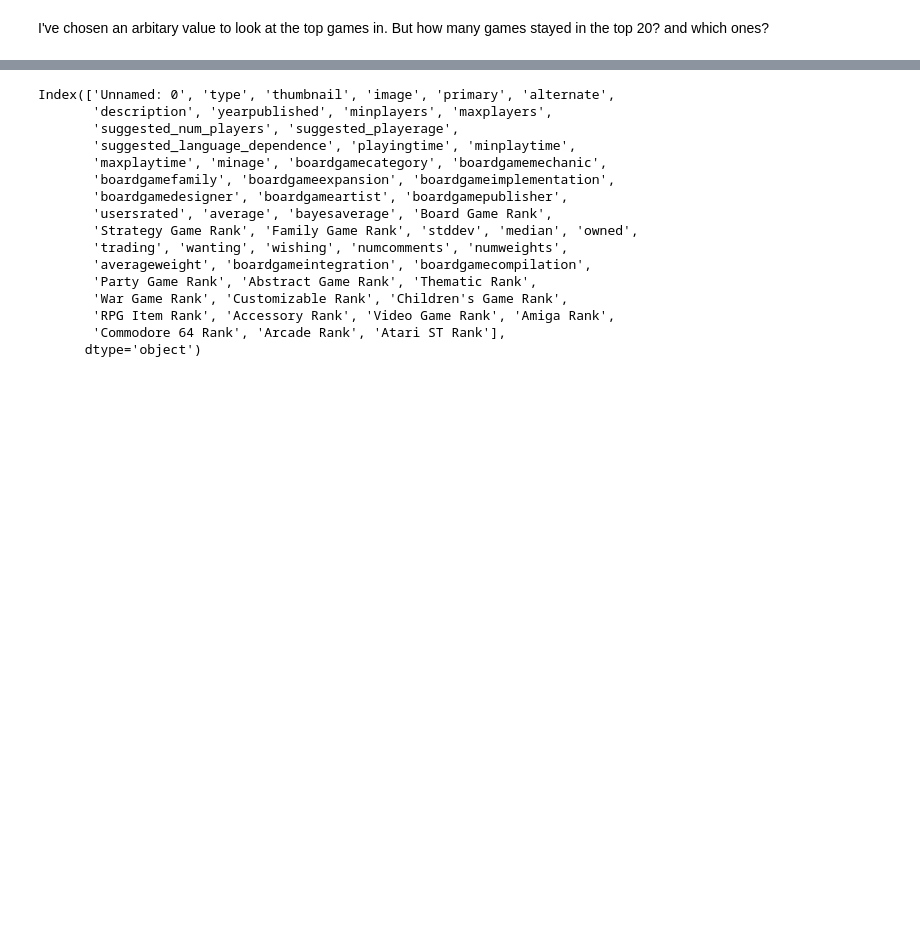
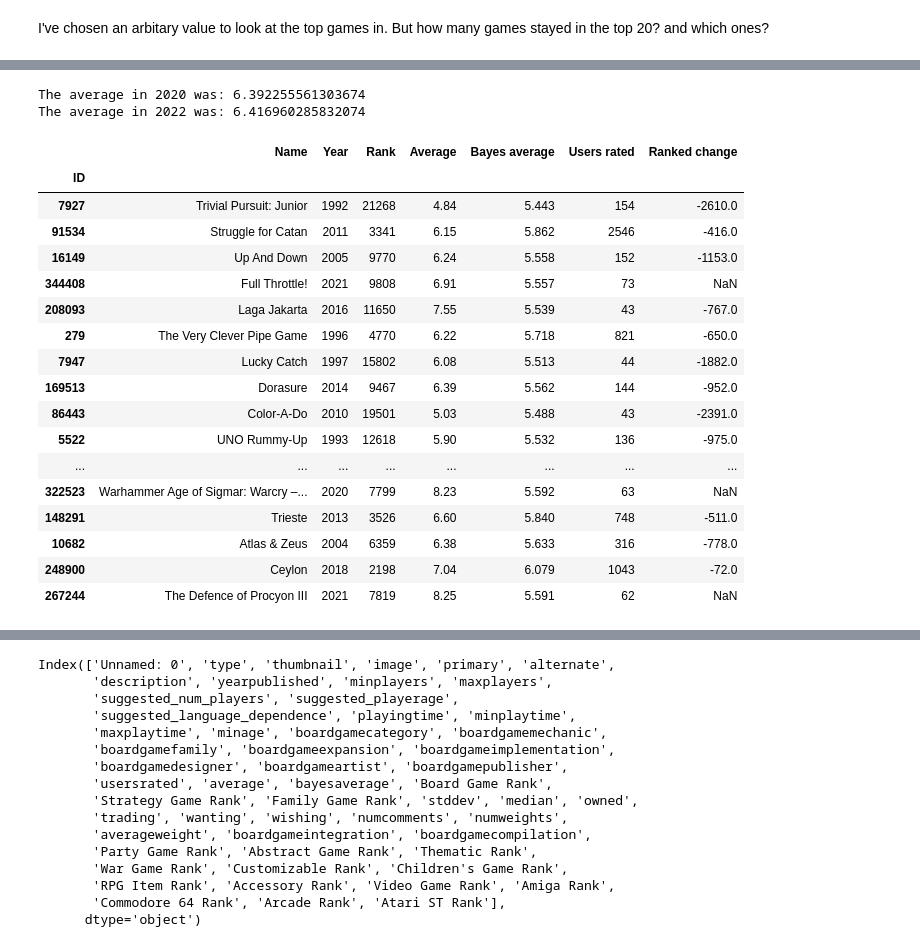
Before and after one commit to J-Zoo99/portfolio, a Jupyter notebook: BoardGameGeek.ipynb, the cells around one changed output, grey strips where cells are left out. Cells and saved outputs as stored; diff of their text form; code cells hidden in the pictures; blank space fills up the shorter version.

Commit message:
Sone analysis on 2020 list vs 2022 list.

```diff
--- a/BoardGameGeek.ipynb
+++ b/BoardGameGeek.ipynb
@@ -132,11 +132,16 @@ top20_2022
 # %% [markdown]
 I've chosen an arbitary value to look at the top games in. But how many games stayed in the top 20? and which ones?
 # %%
-stayed_in_top20 = top20_2020.merge(top20_2022, how='inner', left_on = 'Name', right_on = 'Name')['Name'].values
-num_in_top20 = len(stayed_in_top20)
-stayedString = ""
-for game in stayed_in_top20:
-    stayedString = stayedString + game + "\n"
-stayedString =  stayedString [:-1]
-print(f"{num_in_top20} games stayed in the top 20. The ones that stayed were: \n{stayedString}")
+stayed_in_top20_ids = []
+for id in top20_2020.index:
+    if id in top20_2022.index:
+        stayed_in_top20_ids.append(id)
+stayed_in_top20 = top20_2022.loc[stayed_in_top20_ids]
+stayed_in_top20
+
+
+#stayedString = ""
+#for name in stayed_in_top20['Name'].values:
+#    stayedString = stayedString + f"{name}\n"
+#print(f"{stayed_in_top20.shape[0]} games stayed in the top 20. The ones that stayed were: \n{stayedString}")
 # %% [output]
@@ -189,0 +203,50 @@ df_game_details.set_index('id', inplace = True)
+# %%
+#What is the average score for both games?
+avg_2022 = df_22['Average'].mean()
+avg_2020 = df_20['Average'].mean()
+print(f"The average in 2020 was: {avg_2020} \nThe average in 2022 was: {avg_2022}")
+# %% [output]
+The average in 2020 was: 6.392255561303674
+The average in 2022 was: 6.416960285832074
+# %%
+# How about the games that lost/gained the most ranks?
+
+# 3 States a game can be in
+# In both lists
+# in first list # unimplemented
+# in second list # NaN as a side effect.
+
+df_22_rank_change = df_22.copy()
+
+def rank_change(id):
+    return df_20.loc[id]['Rank'] - df_22.loc[id]['Rank']
+
+ids_20 = df_20.index
+ids_22 = df_22.index
+## check if a game is in both and calculate the change:
+for id in ids_22:
+    if id in ids_20:
+        change = rank_change(id)
+        df_22_rank_change.loc[id,'Ranked change'] = change
+
+
+df_22_rank_change.sample(20)
+# %% [output]
+|  | Name | Year | Rank | Average | Bayes average | Users rated | Ranked change |
+| ID |  |  |  |  |  |  |  |
+| 7927 | Trivial Pursuit: Junior | 1992 | 21268 | 4.84 | 5.443 | 154 | -2610.0 |
+| 91534 | Struggle for Catan | 2011 | 3341 | 6.15 | 5.862 | 2546 | -416.0 |
+| 16149 | Up And Down | 2005 | 9770 | 6.24 | 5.558 | 152 | -1153.0 |
+| 344408 | Full Throttle! | 2021 | 9808 | 6.91 | 5.557 | 73 | NaN |
+| 208093 | Laga Jakarta | 2016 | 11650 | 7.55 | 5.539 | 43 | -767.0 |
+| 279 | The Very Clever Pipe Game | 1996 | 4770 | 6.22 | 5.718 | 821 | -650.0 |
+| 7947 | Lucky Catch | 1997 | 15802 | 6.08 | 5.513 | 44 | -1882.0 |
+| 169513 | Dorasure | 2014 | 9467 | 6.39 | 5.562 | 144 | -952.0 |
+| 86443 | Color-A-Do | 2010 | 19501 | 5.03 | 5.488 | 43 | -2391.0 |
+| 5522 | UNO Rummy-Up | 1993 | 12618 | 5.90 | 5.532 | 136 | -975.0 |
+| ... | ... | ... | ... | ... | ... | ... | ... |
+| 322523 | Warhammer Age of Sigmar: Warcry –... | 2020 | 7799 | 8.23 | 5.592 | 63 | NaN |
+| 148291 | Trieste | 2013 | 3526 | 6.60 | 5.840 | 748 | -511.0 |
+| 10682 | Atlas & Zeus | 2004 | 6359 | 6.38 | 5.633 | 316 | -778.0 |
+| 248900 | Ceylon | 2018 | 2198 | 7.04 | 6.079 | 1043 | -72.0 |
+| 267244 | The Defence of Procyon III | 2021 | 7819 | 8.25 | 5.591 | 62 | NaN |
```
Also changed, not shown: parts of 10 cells of this notebook.
